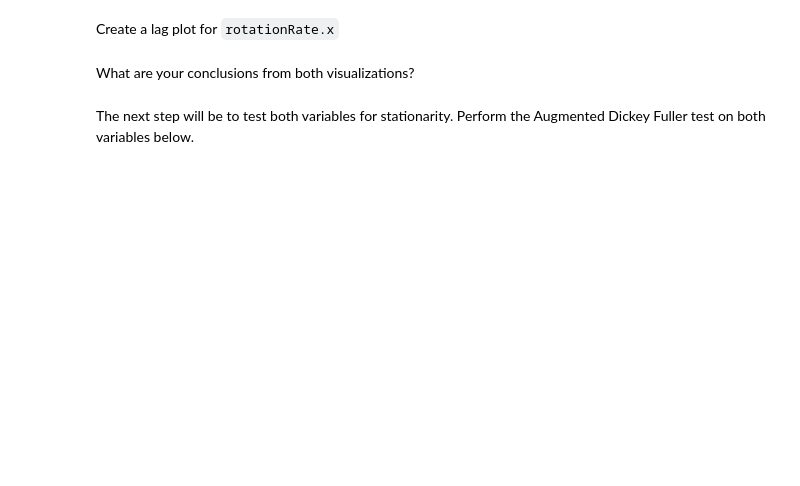
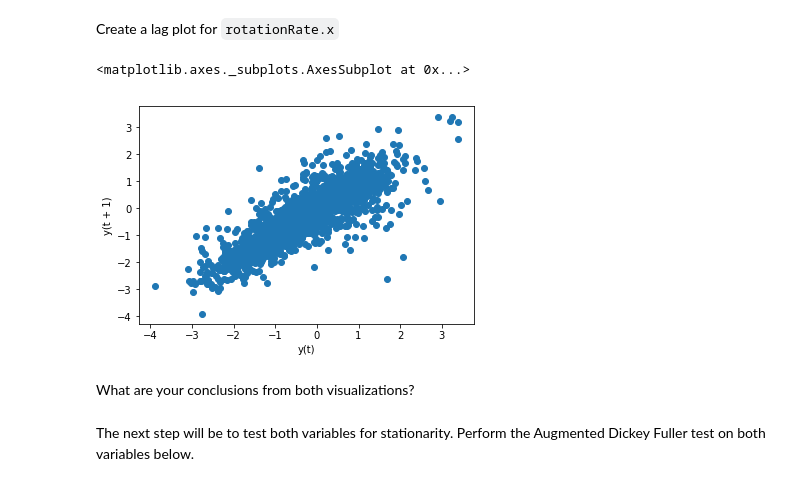
Before and after one commit to ironhack-datalabs/datamad0419, a Jupyter notebook: module-2/lab-time-series/your-code/main.ipynb, the cells around one changed output. Cells and saved outputs as stored; diff of their text form; code cells hidden in the pictures; blank space fills up the shorter version.

```diff
--- a/module-2/lab-time-series/your-code/main.ipynb
+++ b/module-2/lab-time-series/your-code/main.ipynb
@@ -129,2 +129,7 @@ Create a lag plot for `rotationRate.x`
+# %%
+lag_plot(sensor['rotationRate.x'])
+# %% [output]
+<matplotlib.axes._subplots.AxesSubplot at 0x...>
+[figure, added]
 # %% [markdown]
 What are your conclusions from both visualizations?
```
Also changed, not shown: parts of 12 cells of this notebook.
